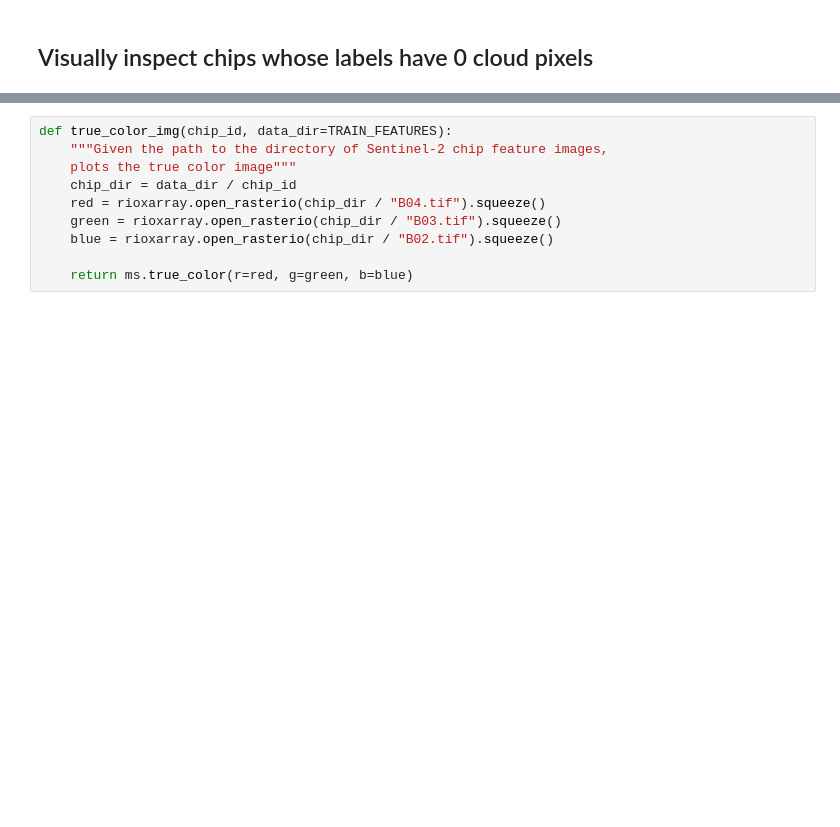
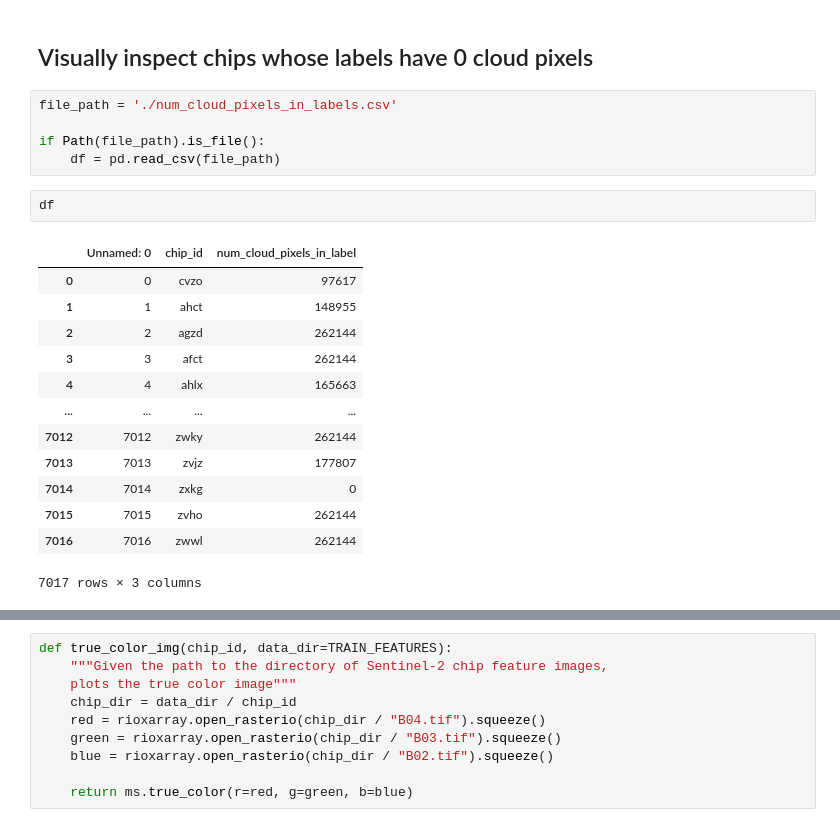
Before and after one commit to kurteulau/ucb_mids_w207_final_project, a Jupyter notebook: notebooks/tutorial_benchmark-Copy2.ipynb, the cells around one changed output, grey strips where cells are left out. Drawn from its saved outputs; the diff is of its cells as text; blank space fills up the shorter version.

```diff
--- a/notebooks/tutorial_benchmark-Copy2.ipynb
+++ b/notebooks/tutorial_benchmark-Copy2.ipynb
@@ -504,3 +501,24 @@ if Path(file_path).is_file():
 [figure]
 # %% [markdown]
 ## Visually inspect chips whose labels have 0 cloud pixels
+# %%
+file_path = './num_cloud_pixels_in_labels.csv'
+
+if Path(file_path).is_file():
+    df = pd.read_csv(file_path)
+# %%
+df
+# %% [output]
+|  | Unnamed: 0 | chip_id | num_cloud_pixels_in_label |
+| 0 | 0 | cvzo | 97617 |
+| 1 | 1 | ahct | 148955 |
+| 2 | 2 | agzd | 262144 |
+| 3 | 3 | afct | 262144 |
+| 4 | 4 | ahlx | 165663 |
+| ... | ... | ... | ... |
+| 7012 | 7012 | zwky | 262144 |
+| 7013 | 7013 | zvjz | 177807 |
+| 7014 | 7014 | zxkg | 0 |
+| 7015 | 7015 | zvho | 262144 |
+| 7016 | 7016 | zwwl | 262144 |
+7017 rows × 3 columns
```
Also changed, not shown: parts of 5 cells of this notebook, 5 other files.
